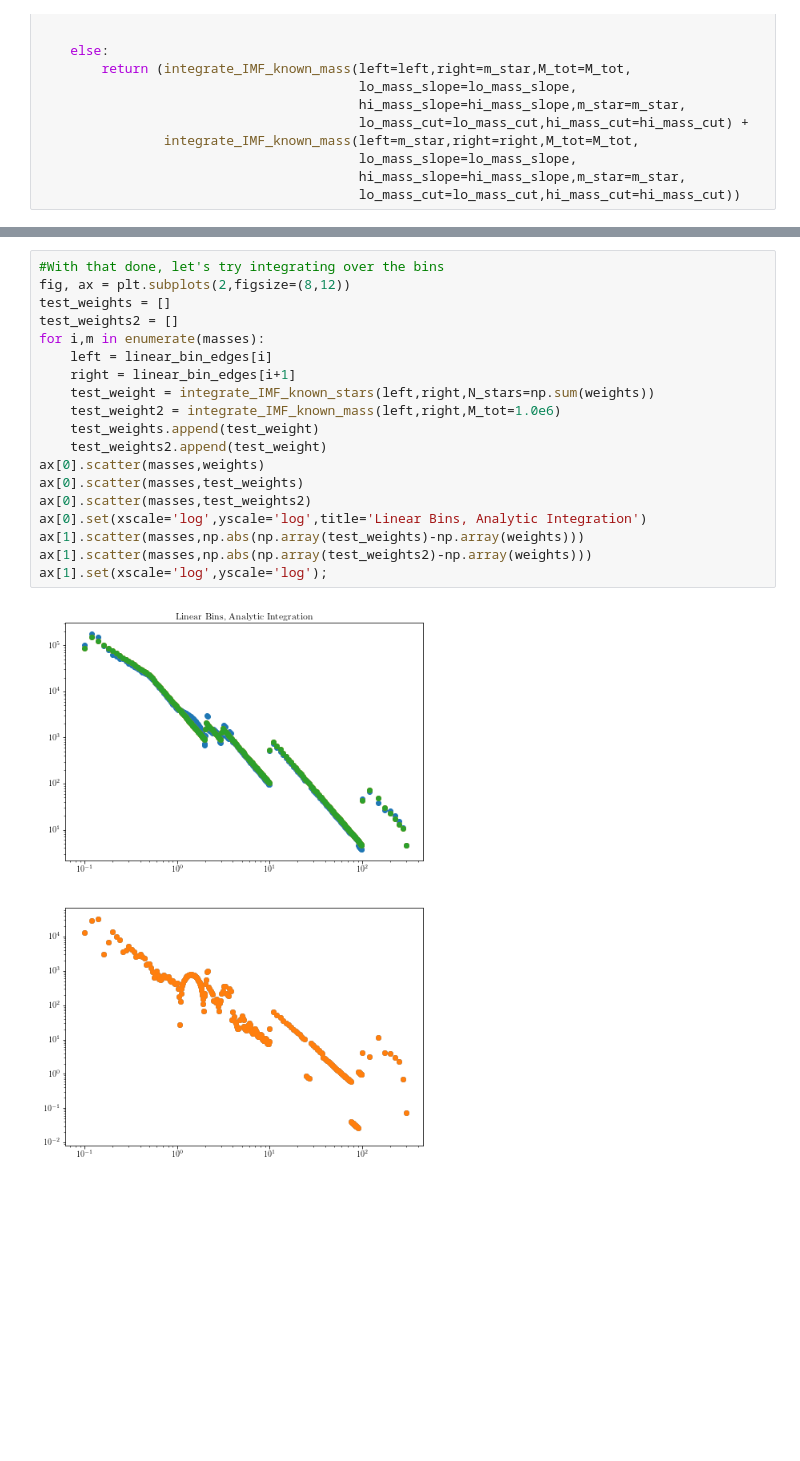
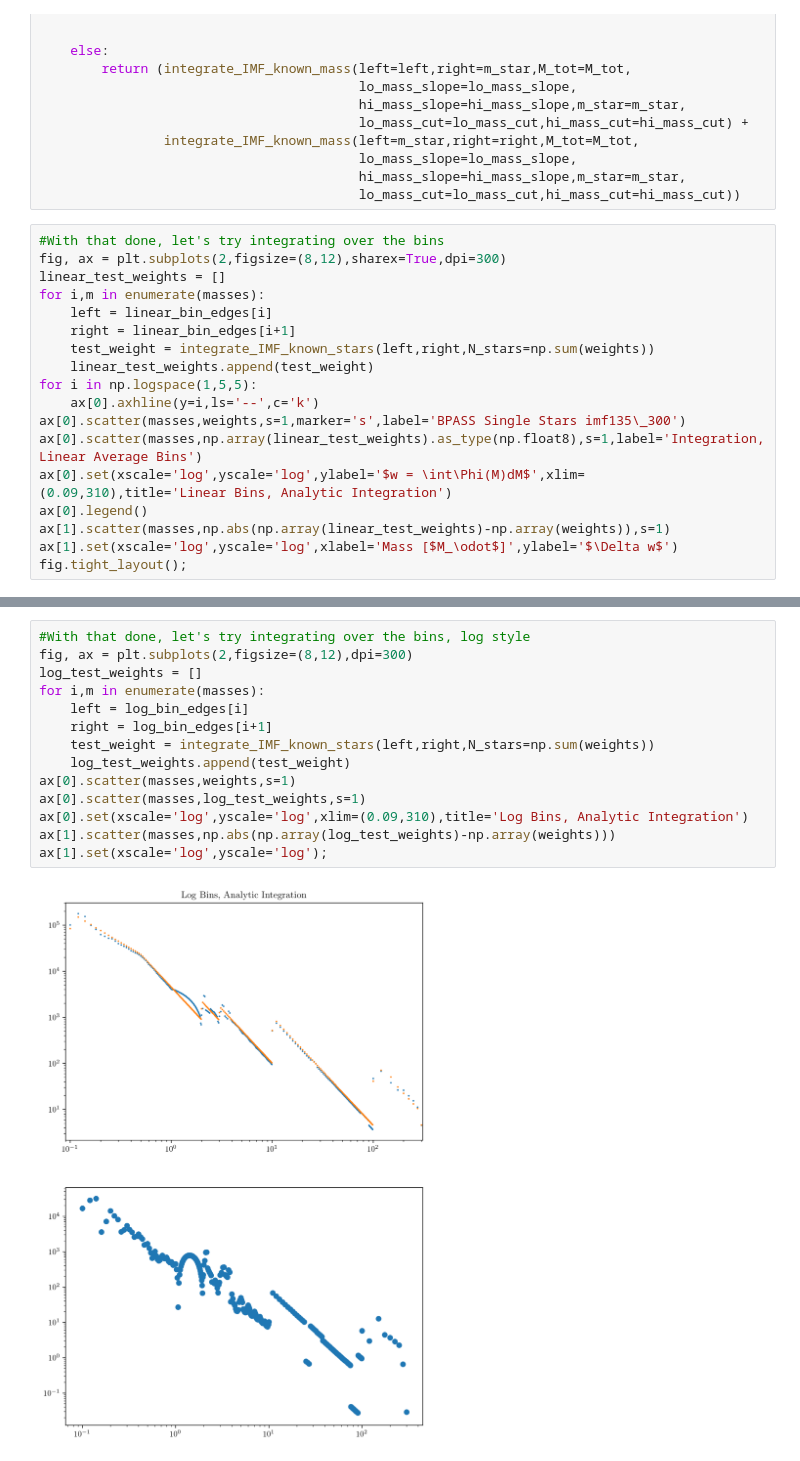
Before and after one commit to tzdwi/Diagnostics, a Jupyter notebook: code/IMF.ipynb, the cells around one changed output, grey strips where cells are left out. Cells and saved outputs as stored; diff of their text form; blank space fills up the shorter version.

```diff
--- a/code/IMF.ipynb
+++ b/code/IMF.ipynb
@@ -296,3 +300,21 @@ def integrate_IMF_known_mass(left,right,M_tot=1.0,lo_mass_slope=1.3,hi_mass_slop
                                          lo_mass_slope=lo_mass_slope,
                                          hi_mass_slope=hi_mass_slope,m_star=m_star,
                                          lo_mass_cut=lo_mass_cut,hi_mass_cut=hi_mass_cut))
+# %%
+#With that done, let's try integrating over the bins
+fig, ax = plt.subplots(2,figsize=(8,12),sharex=True,dpi=300)
+linear_test_weights = []
+for i,m in enumerate(masses):
+    left = linear_bin_edges[i]
+    right = linear_bin_edges[i+1]
+    test_weight = integrate_IMF_known_stars(left,right,N_stars=np.sum(weights))
+    linear_test_weights.append(test_weight)
+for i in np.logspace(1,5,5):
+    ax[0].axhline(y=i,ls='--',c='k')
+ax[0].scatter(masses,weights,s=1,marker='s',label='BPASS Single Stars imf135\_300')
+ax[0].scatter(masses,np.array(linear_test_weights).as_type(np.float8),s=1,label='Integration, Linear Average Bins')
+ax[0].set(xscale='log',yscale='log',ylabel='$w = \int\Phi(M)dM$',xlim=(0.09,310),title='Linear Bins, Analytic Integration')
+ax[0].legend()
+ax[1].scatter(masses,np.abs(np.array(linear_test_weights)-np.array(weights)),s=1)
+ax[1].set(xscale='log',yscale='log',xlabel='Mass [$M_\odot$]',ylabel='$\Delta w$')
+fig.tight_layout();
@@ -299,21 +324,16 @@ def integrate_IMF_known_mass(left,right,M_tot=1.0,lo_mass_slope=1.3,hi_mass_slop
 # %%
-#With that done, let's try integrating over the bins
-fig, ax = plt.subplots(2,figsize=(8,12))
-test_weights = []
-test_weights2 = []
+#With that done, let's try integrating over the bins, log style
+fig, ax = plt.subplots(2,figsize=(8,12),dpi=300)
+log_test_weights = []
 for i,m in enumerate(masses):
-    left = linear_bin_edges[i]
-    right = linear_bin_edges[i+1]
+    left = log_bin_edges[i]
+    right = log_bin_edges[i+1]
     test_weight = integrate_IMF_known_stars(left,right,N_stars=np.sum(weights))
-    test_weight2 = integrate_IMF_known_mass(left,right,M_tot=1.0e6)
-    test_weights.append(test_weight)
-    test_weights2.append(test_weight)
-ax[0].scatter(masses,weights)
-ax[0].scatter(masses,test_weights)
-ax[0].scatter(masses,test_weights2)
-ax[0].set(xscale='log',yscale='log',title='Linear Bins, Analytic Integration')
-ax[1].scatter(masses,np.abs(np.array(test_weights)-np.array(weights)))
-ax[1].scatter(masses,np.abs(np.array(test_weights2)-np.array(weights)))
+    log_test_weights.append(test_weight)
+ax[0].scatter(masses,weights,s=1)
+ax[0].scatter(masses,log_test_weights,s=1)
+ax[0].set(xscale='log',yscale='log',xlim=(0.09,310),title='Log Bins, Analytic Integration')
+ax[1].scatter(masses,np.abs(np.array(log_test_weights)-np.array(weights)))
 ax[1].set(xscale='log',yscale='log');
 # %% [output]
-[figure, old version]
+[figure, new version]
```
Also changed, not shown: parts of 6 cells of this notebook, 1 other file.
